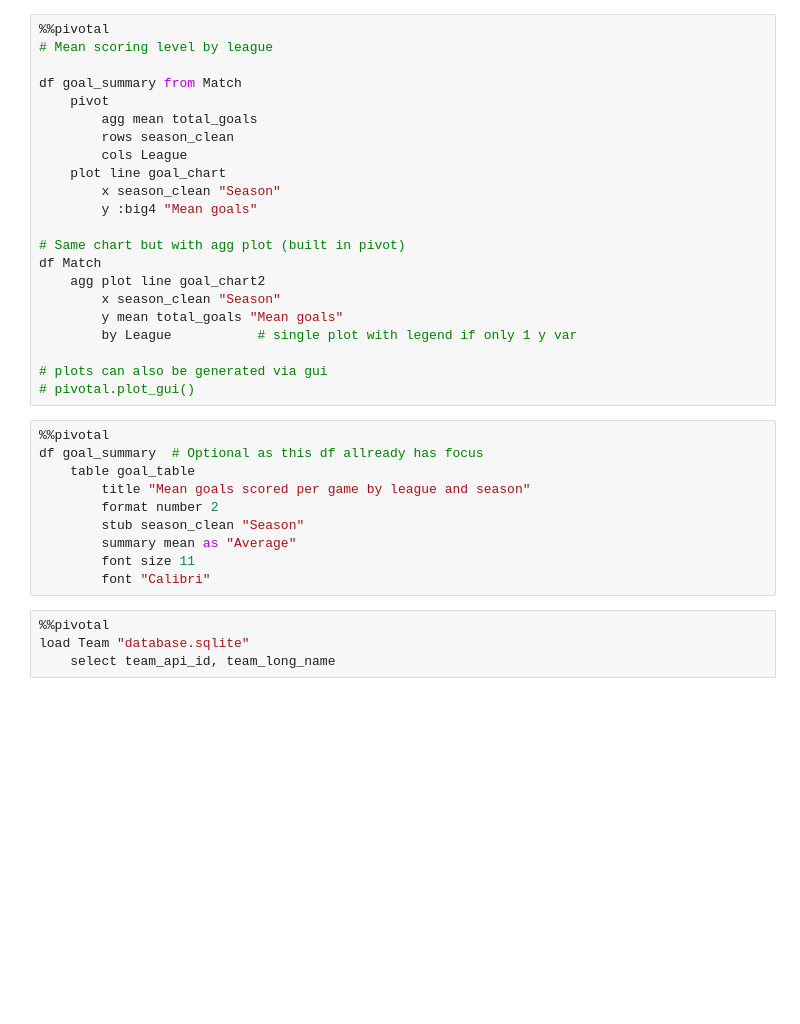
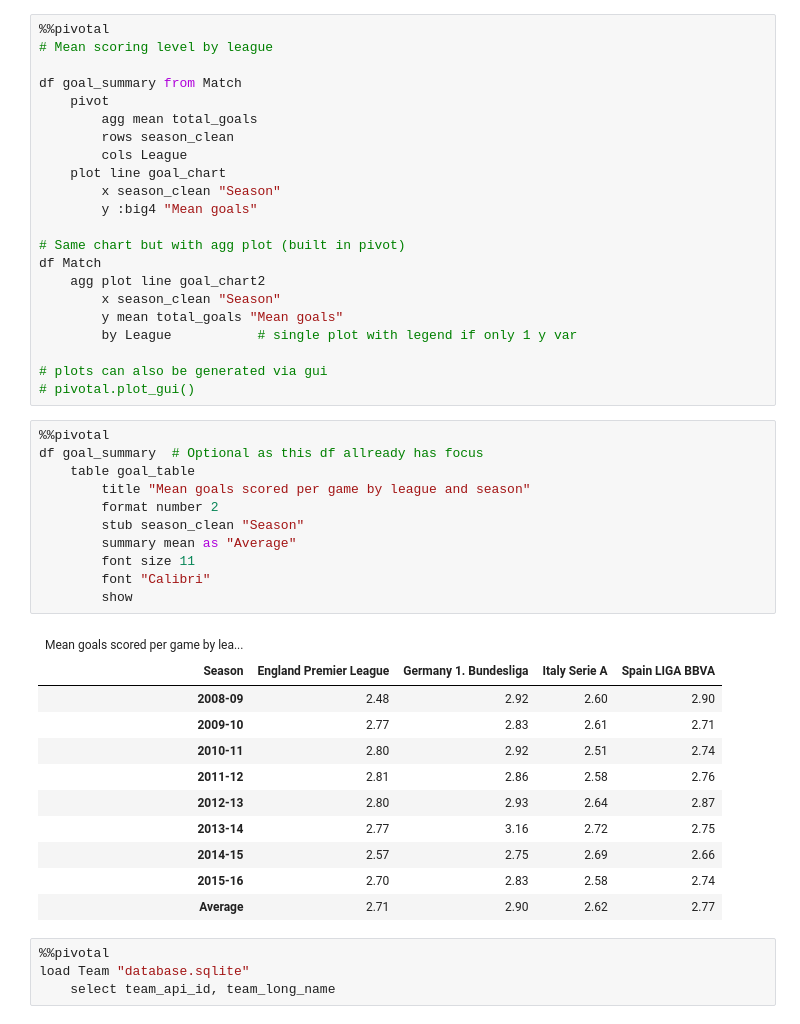
Before and after one commit to nealbob/pivotal-demo, a Jupyter notebook: football_demo.ipynb, the cells around one changed output. Drawn from its saved outputs; the diff is of its cells as text; blank space fills up the shorter version.

```diff
--- a/football_demo.ipynb
+++ b/football_demo.ipynb
@@ -56,13 +57,26 @@ df Match
 # %%
 %%pivotal
 df goal_summary  # Optional as this df allready has focus
     table goal_table
         title "Mean goals scored per game by league and season"
         format number 2
         stub season_clean "Season"
         summary mean as "Average"
         font size 11
         font "Calibri"
+        show
+# %% [output]
+| Mean goals scored per game by lea... |  |  |  |  |
+| Season | England Premier League | Germany 1. Bundesliga | Italy Serie A | Spain LIGA BBVA |
+| 2008-09 | 2.48 | 2.92 | 2.60 | 2.90 |
+| 2009-10 | 2.77 | 2.83 | 2.61 | 2.71 |
+| 2010-11 | 2.80 | 2.92 | 2.51 | 2.74 |
+| 2011-12 | 2.81 | 2.86 | 2.58 | 2.76 |
+| 2012-13 | 2.80 | 2.93 | 2.64 | 2.87 |
+| 2013-14 | 2.77 | 3.16 | 2.72 | 2.75 |
+| 2014-15 | 2.57 | 2.75 | 2.69 | 2.66 |
+| 2015-16 | 2.70 | 2.83 | 2.58 | 2.74 |
+| Average | 2.71 | 2.90 | 2.62 | 2.77 |
 # %%
 %%pivotal
 load Team "database.sqlite"
```
Also changed, not shown: parts of 5 cells of this notebook, 17 other files.
